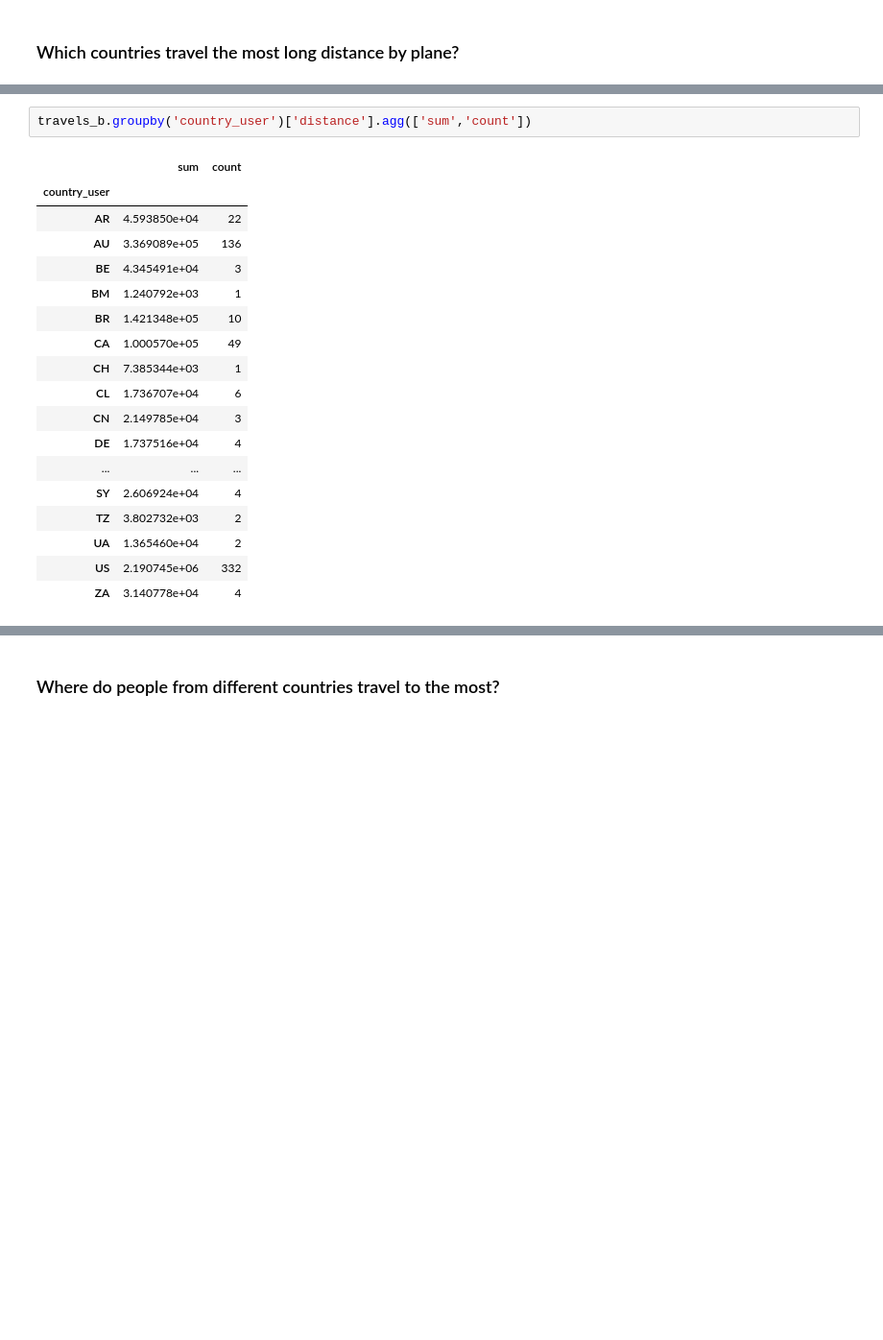
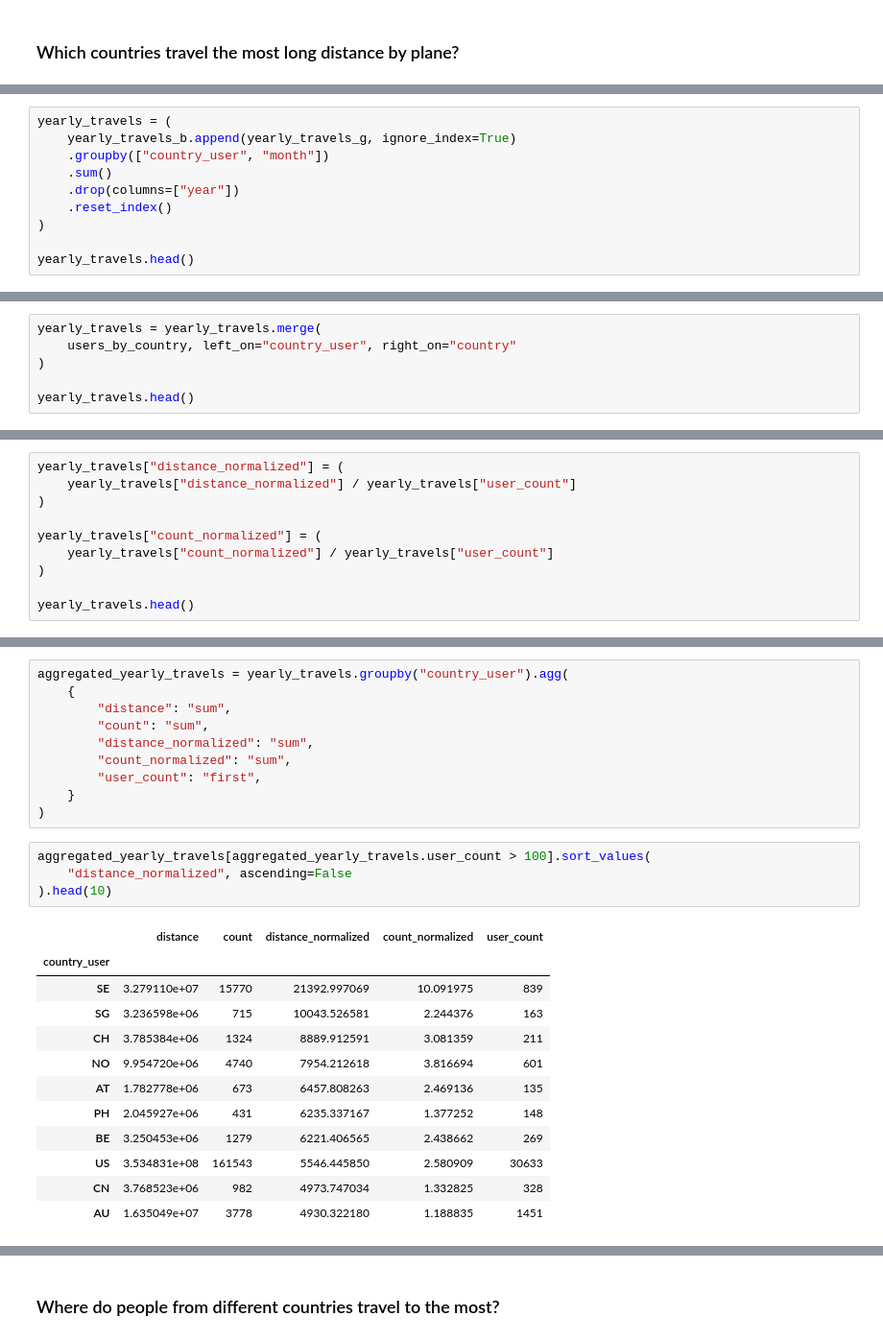
Before and after one commit to epfl-ada/ada-2020-project-milestone-p3-p3_pia, a Jupyter notebook: extension_analysis.ipynb, the cells around one changed output, grey strips where cells are left out. Shown at 96% size. Drawn from its saved outputs; the diff is of its cells as text; blank space fills up the shorter version.

```diff
--- a/extension_analysis.ipynb
+++ b/extension_analysis.ipynb
@@ -794,0 +893,10 @@ travels_b
+# %%
+yearly_travels = (
+    yearly_travels_b.append(yearly_travels_g, ignore_index=True)
+    .groupby(["country_user", "month"])
+    .sum()
+    .drop(columns=["year"])
+    .reset_index()
+)
+
+yearly_travels.head()
@@ -794,0 +910,6 @@ travels_b
+# %%
+yearly_travels = yearly_travels.merge(
+    users_by_country, left_on="country_user", right_on="country"
+)
+
+yearly_travels.head()
@@ -794,0 +923,10 @@ travels_b
+# %%
+yearly_travels["distance_normalized"] = (
+    yearly_travels["distance_normalized"] / yearly_travels["user_count"]
+)
+
+yearly_travels["count_normalized"] = (
+    yearly_travels["count_normalized"] / yearly_travels["user_count"]
+)
+
+yearly_travels.head()
@@ -795,21 +946,27 @@ travels_b
 # %%
-travels_b.groupby('country_user')['distance'].agg(['sum','count'])
+aggregated_yearly_travels = yearly_travels.groupby("country_user").agg(
+    {
+        "distance": "sum",
+        "count": "sum",
+        "distance_normalized": "sum",
+        "count_normalized": "sum",
+        "user_count": "first",
+    }
+)
-# %% [output]
-|  | sum | count |
-| country_user |  |  |
-| AR | 4.593850e+04 | 22 |
-| AU | 3.369089e+05 | 136 |
-| BE | 4.345491e+04 | 3 |
-| BM | 1.240792e+03 | 1 |
-| BR | 1.421348e+05 | 10 |
-| CA | 1.000570e+05 | 49 |
-| CH | 7.385344e+03 | 1 |
-| CL | 1.736707e+04 | 6 |
-| CN | 2.149785e+04 | 3 |
-| DE | 1.737516e+04 | 4 |
-| ... | ... | ... |
-| SY | 2.606924e+04 | 4 |
-| TZ | 3.802732e+03 | 2 |
-| UA | 1.365460e+04 | 2 |
-| US | 2.190745e+06 | 332 |
-| ZA | 3.140778e+04 | 4 |
+# %%
+aggregated_yearly_travels[aggregated_yearly_travels.user_count > 100].sort_values(
+    "distance_normalized", ascending=False
+).head(10)
+# %% [output]
+|  | distance | count | distance_normalized | count_normalized | user_count |
+| country_user |  |  |  |  |  |
+| SE | 3.279110e+07 | 15770 | 21392.997069 | 10.091975 | 839 |
+| SG | 3.236598e+06 | 715 | 10043.526581 | 2.244376 | 163 |
+| CH | 3.785384e+06 | 1324 | 8889.912591 | 3.081359 | 211 |
+| NO | 9.954720e+06 | 4740 | 7954.212618 | 3.816694 | 601 |
+| AT | 1.782778e+06 | 673 | 6457.808263 | 2.469136 | 135 |
+| PH | 2.045927e+06 | 431 | 6235.337167 | 1.377252 | 148 |
+| BE | 3.250453e+06 | 1279 | 6221.406565 | 2.438662 | 269 |
+| US | 3.534831e+08 | 161543 | 5546.445850 | 2.580909 | 30633 |
+| CN | 3.768523e+06 | 982 | 4973.747034 | 1.332825 | 328 |
+| AU | 1.635049e+07 | 3778 | 4930.322180 | 1.188835 | 1451 |
```
Also changed, not shown: parts of 29 cells of this notebook, 2 other files.
